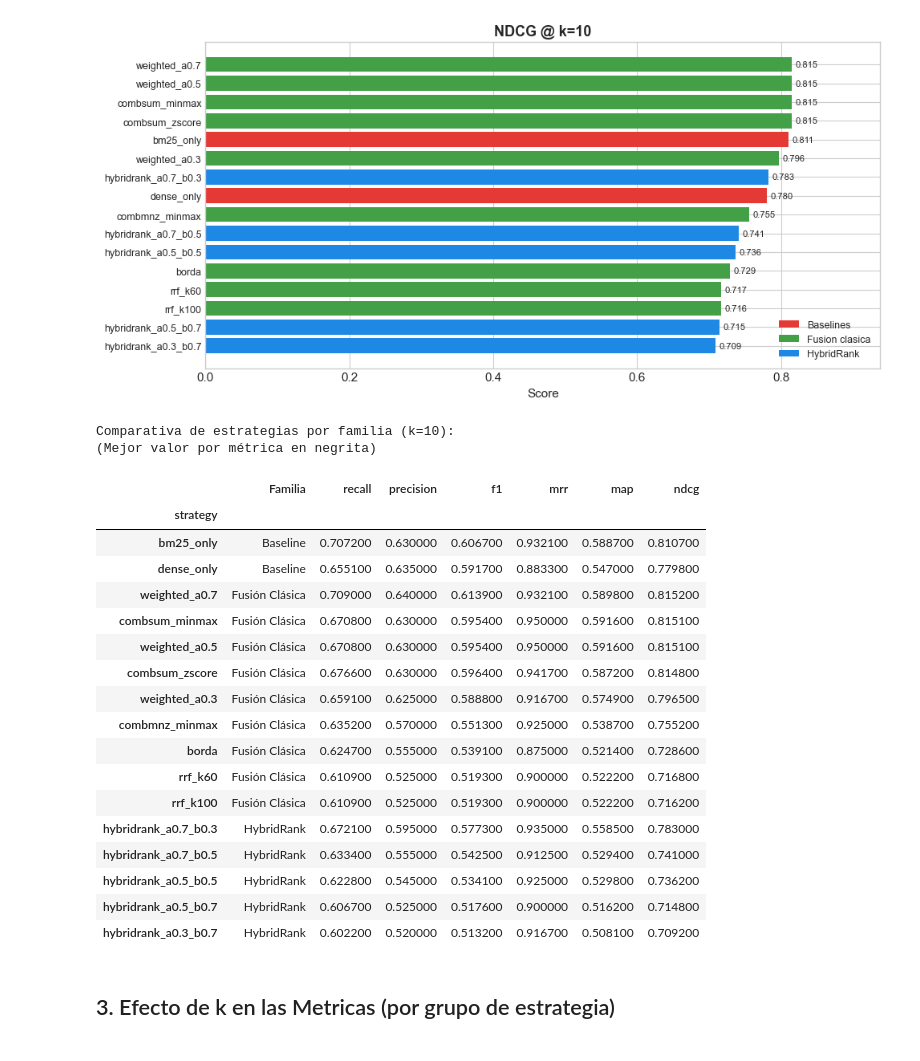
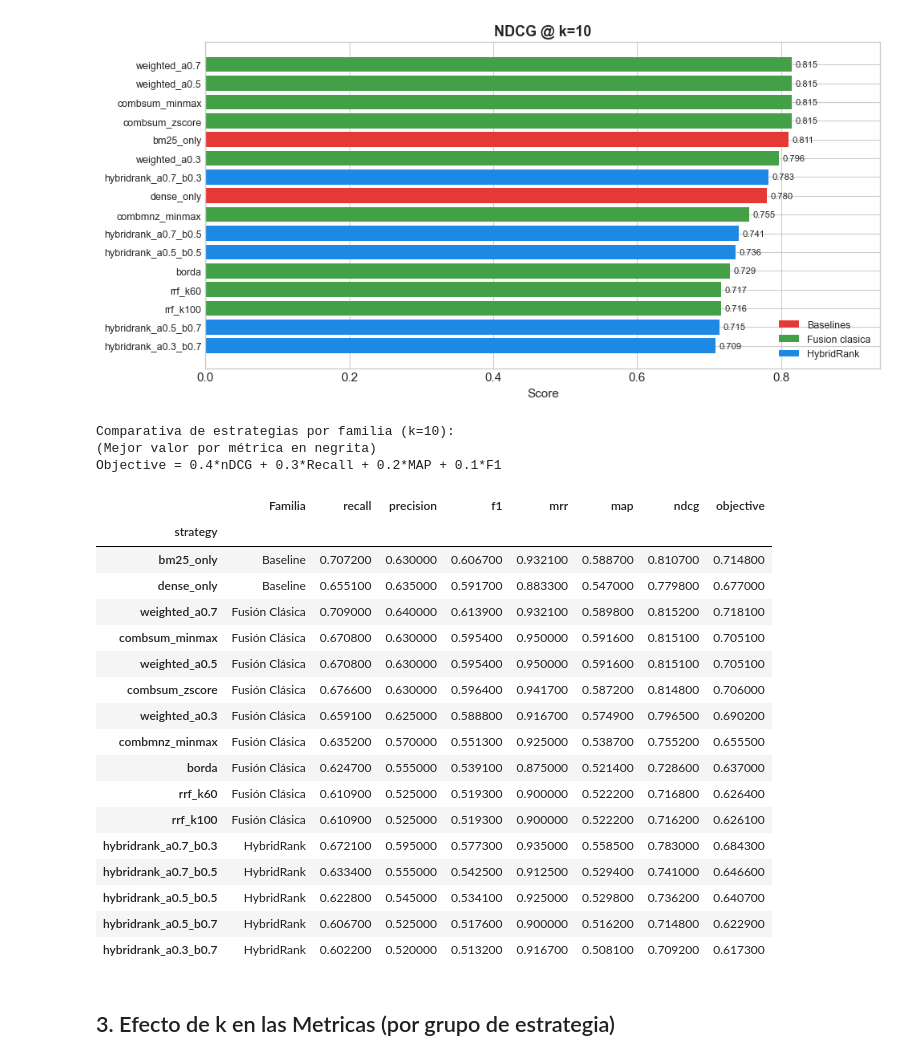
Before and after one commit to Javi111003/HybridRank-RAG, a Jupyter notebook: notebooks/fusion_evaluation_analysis.ipynb, the cells around one changed output. Saved outputs shown, nothing was run; the diff lists cells and outputs as text; code cells hidden in the pictures.

```diff
--- a/notebooks/fusion_evaluation_analysis.ipynb
+++ b/notebooks/fusion_evaluation_analysis.ipynb
@@ -119,6 +119,14 @@ for metric in METRIC_COLS:
 # Tabla comparativa: todas las estrategias agrupadas por familia (k=10)
 df_k10 = df[df['top_k'] == 10].copy()
 summary_k10 = df_k10.groupby('strategy')[METRIC_COLS].mean().round(4)
+
+# Calcular métrica Objective
+summary_k10['objective'] = (
+    0.4 * summary_k10['ndcg'] +
+    0.3 * summary_k10['recall'] +
+    0.2 * summary_k10['map'] +
+    0.1 * summary_k10['f1']
+).round(4)
 
 # Asignar familia a cada estrategia
 def get_family(strategy):
@@ -128,56 +136,58 @@ def get_family(strategy):
         return 'HybridRank'
     else:
         return 'Fusión Clásica'
 
 summary_k10['Familia'] = summary_k10.index.map(get_family)
 
 # Orden por familia: Baseline primero, luego Fusión Clásica, luego HybridRank
 family_order = {'Baseline': 0, 'Fusión Clásica': 1, 'HybridRank': 2}
 summary_k10['_order'] = summary_k10['Familia'].map(family_order)
 summary_k10 = summary_k10.sort_values(['_order', 'ndcg'], ascending=[True, False])
 summary_k10 = summary_k10.drop(columns=['_order'])
 
-# Reorganizar columnas: Familia primero
-cols = ['Familia'] + METRIC_COLS
+# Reorganizar columnas: Familia primero, luego métricas y objective
+cols = ['Familia'] + METRIC_COLS + ['objective']
 summary_k10 = summary_k10[cols]
 
 # Identificar el mejor valor por métrica (global)
-best_per_metric = {m: summary_k10[m].max() for m in METRIC_COLS}
+best_per_metric = {m: summary_k10[m].max() for m in METRIC_COLS + ['objective']}
 
 def highlight_best(val, metric):
     if val == best_per_metric[metric]:
         return 'font-weight: bold'
     return ''
 
 styled = summary_k10.style.apply(
-    lambda col: [highlight_best(v, col.name) if col.name in METRIC_COLS else '' for v in col],
+    lambda col: [highlight_best(v, col.name) if col.name in METRIC_COLS + ['objective'] else '' for v in col],
     axis=0
 )
 
 print('Comparativa de estrategias por familia (k=10):')
-print('(Mejor valor por métrica en negrita)\n')
+print('(Mejor valor por métrica en negrita)')
+print('Objective = 0.4*nDCG + 0.3*Recall + 0.2*MAP + 0.1*F1\n')
 styled
 # %% [output]
 Comparativa de estrategias por familia (k=10):
 (Mejor valor por métrica en negrita)
+Objective = 0.4*nDCG + 0.3*Recall + 0.2*MAP + 0.1*F1
-|  | Familia | recall | precision | f1 | mrr | map | ndcg |
-| strategy |  |  |  |  |  |  |  |
-| bm25_only | Baseline | 0.707200 | 0.630000 | 0.606700 | 0.932100 | 0.588700 | 0.810700 |
-| dense_only | Baseline | 0.655100 | 0.635000 | 0.591700 | 0.883300 | 0.547000 | 0.779800 |
-| weighted_a0.7 | Fusión Clásica | 0.709000 | 0.640000 | 0.613900 | 0.932100 | 0.589800 | 0.815200 |
-| combsum_minmax | Fusión Clásica | 0.670800 | 0.630000 | 0.595400 | 0.950000 | 0.591600 | 0.815100 |
-| weighted_a0.5 | Fusión Clásica | 0.670800 | 0.630000 | 0.595400 | 0.950000 | 0.591600 | 0.815100 |
-| combsum_zscore | Fusión Clásica | 0.676600 | 0.630000 | 0.596400 | 0.941700 | 0.587200 | 0.814800 |
-| weighted_a0.3 | Fusión Clásica | 0.659100 | 0.625000 | 0.588800 | 0.916700 | 0.574900 | 0.796500 |
-| combmnz_minmax | Fusión Clásica | 0.635200 | 0.570000 | 0.551300 | 0.925000 | 0.538700 | 0.755200 |
-| borda | Fusión Clásica | 0.624700 | 0.555000 | 0.539100 | 0.875000 | 0.521400 | 0.728600 |
-| rrf_k60 | Fusión Clásica | 0.610900 | 0.525000 | 0.519300 | 0.900000 | 0.522200 | 0.716800 |
-| rrf_k100 | Fusión Clásica | 0.610900 | 0.525000 | 0.519300 | 0.900000 | 0.522200 | 0.716200 |
-| hybridrank_a0.7_b0.3 | HybridRank | 0.672100 | 0.595000 | 0.577300 | 0.935000 | 0.558500 | 0.783000 |
-| hybridrank_a0.7_b0.5 | HybridRank | 0.633400 | 0.555000 | 0.542500 | 0.912500 | 0.529400 | 0.741000 |
-| hybridrank_a0.5_b0.5 | HybridRank | 0.622800 | 0.545000 | 0.534100 | 0.925000 | 0.529800 | 0.736200 |
-| hybridrank_a0.5_b0.7 | HybridRank | 0.606700 | 0.525000 | 0.517600 | 0.900000 | 0.516200 | 0.714800 |
-| hybridrank_a0.3_b0.7 | HybridRank | 0.602200 | 0.520000 | 0.513200 | 0.916700 | 0.508100 | 0.709200 |
+|  | Familia | recall | precision | f1 | mrr | map | ndcg | objective |
+| strategy |  |  |  |  |  |  |  |  |
+| bm25_only | Baseline | 0.707200 | 0.630000 | 0.606700 | 0.932100 | 0.588700 | 0.810700 | 0.714800 |
+| dense_only | Baseline | 0.655100 | 0.635000 | 0.591700 | 0.883300 | 0.547000 | 0.779800 | 0.677000 |
+| weighted_a0.7 | Fusión Clásica | 0.709000 | 0.640000 | 0.613900 | 0.932100 | 0.589800 | 0.815200 | 0.718100 |
+| combsum_minmax | Fusión Clásica | 0.670800 | 0.630000 | 0.595400 | 0.950000 | 0.591600 | 0.815100 | 0.705100 |
+| weighted_a0.5 | Fusión Clásica | 0.670800 | 0.630000 | 0.595400 | 0.950000 | 0.591600 | 0.815100 | 0.705100 |
+| combsum_zscore | Fusión Clásica | 0.676600 | 0.630000 | 0.596400 | 0.941700 | 0.587200 | 0.814800 | 0.706000 |
+| weighted_a0.3 | Fusión Clásica | 0.659100 | 0.625000 | 0.588800 | 0.916700 | 0.574900 | 0.796500 | 0.690200 |
+| combmnz_minmax | Fusión Clásica | 0.635200 | 0.570000 | 0.551300 | 0.925000 | 0.538700 | 0.755200 | 0.655500 |
+| borda | Fusión Clásica | 0.624700 | 0.555000 | 0.539100 | 0.875000 | 0.521400 | 0.728600 | 0.637000 |
+| rrf_k60 | Fusión Clásica | 0.610900 | 0.525000 | 0.519300 | 0.900000 | 0.522200 | 0.716800 | 0.626400 |
+| rrf_k100 | Fusión Clásica | 0.610900 | 0.525000 | 0.519300 | 0.900000 | 0.522200 | 0.716200 | 0.626100 |
+| hybridrank_a0.7_b0.3 | HybridRank | 0.672100 | 0.595000 | 0.577300 | 0.935000 | 0.558500 | 0.783000 | 0.684300 |
+| hybridrank_a0.7_b0.5 | HybridRank | 0.633400 | 0.555000 | 0.542500 | 0.912500 | 0.529400 | 0.741000 | 0.646600 |
+| hybridrank_a0.5_b0.5 | HybridRank | 0.622800 | 0.545000 | 0.534100 | 0.925000 | 0.529800 | 0.736200 | 0.640700 |
+| hybridrank_a0.5_b0.7 | HybridRank | 0.606700 | 0.525000 | 0.517600 | 0.900000 | 0.516200 | 0.714800 | 0.622900 |
+| hybridrank_a0.3_b0.7 | HybridRank | 0.602200 | 0.520000 | 0.513200 | 0.916700 | 0.508100 | 0.709200 | 0.617300 |
 # %% [markdown]
 ## 3. Efecto de k en las Metricas (por grupo de estrategia)
 # %%
```
Also changed, not shown: parts of 5 cells of this notebook, 3 other files.
